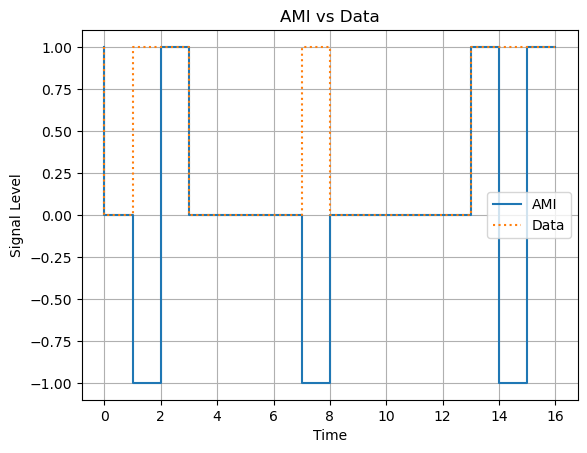
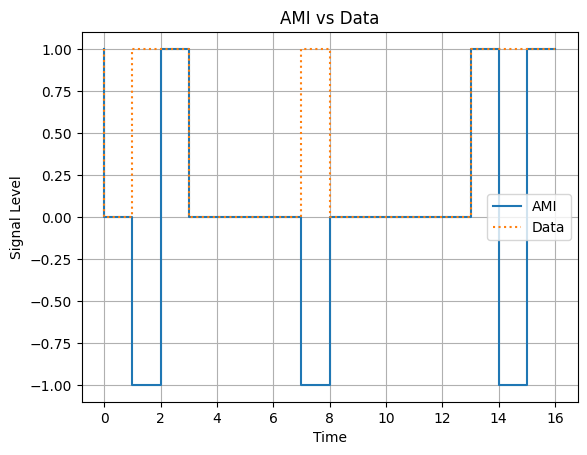
The change to this notebook cell's code, shown as a diff; its figure went from the first image to the second:
--- before
+++ after
@@ -7,4 +7,5 @@
 encoded_ami = enc.AMI(test_vect)
 encoded_cmi = enc.CMI(test_vect)
+encoded_manchester = enc.Manchester(test_vect)
 #-- Plot AMI x Data --#
 plt.step(encoded_ami[0], encoded_ami[1], label='AMI')
@@ -25,2 +26,11 @@
 plt.grid()
 plt.show()
+#-- Plot Manchester x Data --#
+plt.step(encoded_manchester[0], encoded_manchester[1], label='Manchester')
+plt.step(encoded_manchester[0], np.repeat(test_vect, 2), label='Data', ls=':')
+plt.legend()
+plt.title('Manchester vs Data')
+plt.xlabel('Time')
+plt.ylabel('Signal Level')
+plt.grid()
+plt.show()

Commit: Add Manchester encoding function